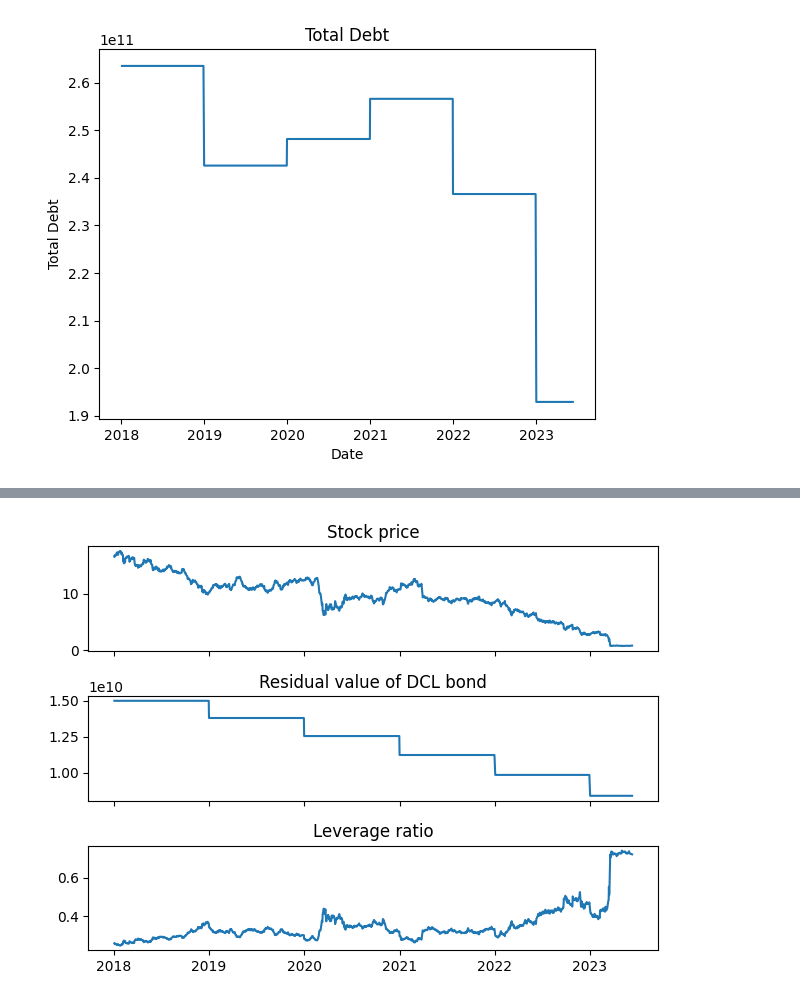
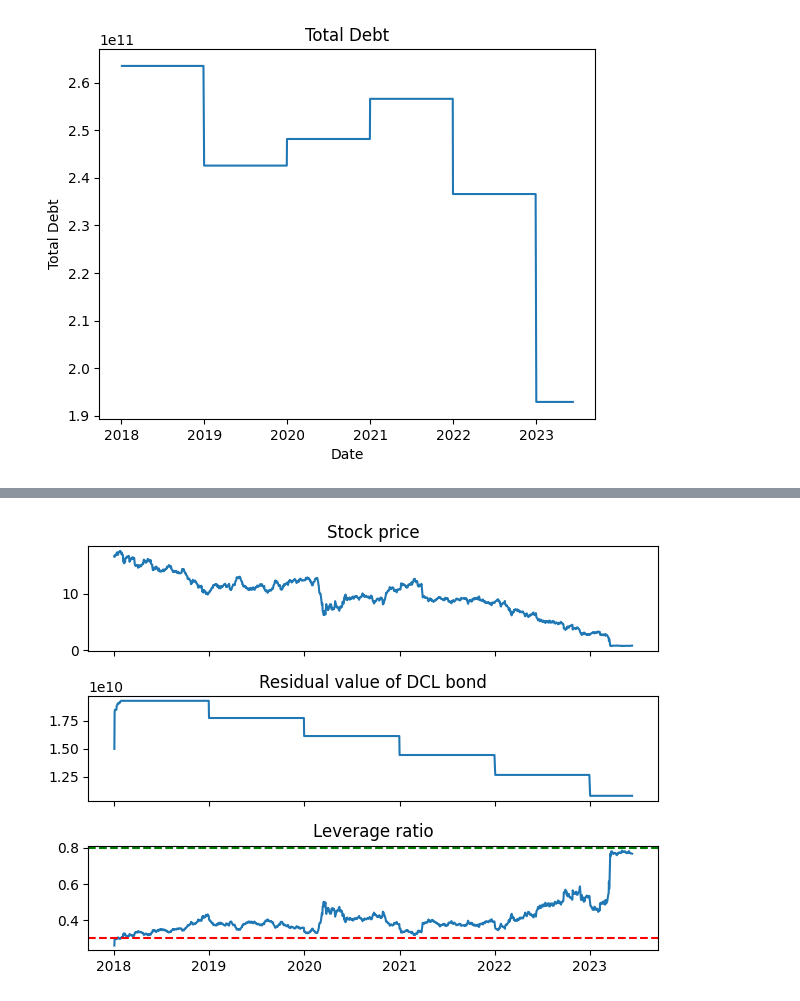
Before and after one commit to steinarb1234/DCL_coco_bond, a Jupyter notebook: main.ipynb, the cells around one changed output, grey strips where cells are left out. Cells and saved outputs as stored; diff of their text form; code cells hidden in the pictures.

Commit message:
Modified leverage derivations

```diff
--- a/main.ipynb
+++ b/main.ipynb
@@ -205,33 +188,36 @@ def simulate_DCL(stock_data, Q_init, r, T, L_min, L_c):
     # stock_data['Shares outstanding'] = stock_data['Common Shares - Outstanding - Total']
     stock_data['Shares outstanding'] = stock_data['Issue Default Shares Outstanding']
     stock_data['Q'] = Q_init
-    days_to_interest_payment = 127
+    stock_data['New debt issued'] = 0
+    stock_data['New shares issued'] = 0
 
     for day in stock_data.index[0:]:
 
+        previous_day = stock_data.index[stock_data.index.get_loc(day) - 1]
+        stock_data.loc[day, 'Q'] = stock_data.loc[previous_day, 'Q']
         stock_data.loc[day, 'RQ_k'] = calculate_residual_value_of_dcl(stock_data.loc[day, 'Q'], r, T, stock_data.loc[day, 'k'])
         stock_data.loc[day, 'Alpha'] = calculate_alpha(stock_data.loc[day, 'RQ_k'], stock_data.loc[day, 'Book value of debt'])
         stock_data.loc[day, 'Leverage ratio'] = calculate_leverage_ratio(stock_data.loc[day, 'RQ_k'], stock_data.loc[day, 'Shares outstanding'], stock_data.loc[day, 'Close'])
 
         if stock_data.loc[day, 'Leverage ratio'] < L_min:
             print(f"Day {day} - Leverage ratio is below minimum: {stock_data.loc[day, 'Leverage ratio']}")
-            stock_data.loc[day, 'Q'] = stock_data.loc[stock_data.index[0], 'Q'] * (1 + stock_data.loc[day, 'Close'] / stock_data.loc[stock_data.index[0], 'Close'])
+            # stock_data.loc[day, 'Q'] = stock_data.loc[stock_data.index[0], 'Q'] * (1 + stock_data.loc[day, 'Close'] / stock_data.loc[stock_data.index[0], 'Close'])
+            stock_data.loc[day, 'New debt issued'] = - stock_data.loc[day, 'RQ_k'] + L_min * stock_data.loc[day, 'Shares outstanding'] * stock_data.loc[day, 'Close'] / (1 - L_min)
+            print(f"Day {day} - New debt issued: {stock_data.loc[day, 'New debt issued']}")
+            stock_data.loc[day, 'Q'] = stock_data.loc[day, 'Q'] + stock_data.loc[day, 'New debt issued']
+
         elif stock_data.loc[day, 'Leverage ratio'] > L_c:
             print(f"Day {day} - Leverage ratio is above critical: {stock_data.loc[day, 'Leverage ratio']}")
-            stock_data.loc[day, 'Q'] = stock_data.loc[day, 'Q'] * (1 + stock_data.loc[day, 'Close'] / stock_data.loc[stock_data.index[0], 'Close'])
+            stock_data.loc[day, 'New shares issued'] = 0
 
     return stock_data
 
+T         = 10   # Number of years to maturity for DCL bonds
+frequency = 1    # Frequency of interest payments
+r         = 0.05 # Risk free rate TODO: change to
+L_min     = 0.30 # Minimum leverage ratio
+L_c       = 0.8  # Critical leverage ratio
+
 cs_dcl_1 = simulate_DCL(input_data, 15_000_000_000, r, T, L_min, L_c)
-
-
-
-
-# stock_data['N_m'] = T
-# stock_data['NS_k_1'] = 3_039_000_000
-# stock_data['RQ_k'] = stock_data.apply(lambda row: calculate_residual_value_of_dcl(row['Q'], r, row['N_m'], row['k']), axis=1)
-# stock_data['Alpha'] = stock_data.apply(lambda row: calculate_alpha(row['RQ_k'], row['Book value of debt']), axis=1)
-# stock_data['Leverage ratio'] = stock_data.apply(lambda row: calculate_leverage_ratio(row['RQ_k'], row['NS_k_1'], row['Close']), axis=1)
-
 cs_dcl_1
 # %% [output]
@@ -251,24 +255,29 @@ cs_dcl_1
 # %%
 # ================================================================
 #                        Plot the results
 # ================================================================
 
 def plot_results(df: pd.DataFrame) -> None:
     """
     Plot the results.
     """
 
-    # plot the closing price, the book value of debt in subplots
     fig, ax = plt.subplots(3, 1, sharex=True)
     ax[0].plot(df.index, df['Close'], label='Close')
     ax[0].set_title('Stock price')
+    # TODO: Add shares outstanding plot
     ax[1].plot(df.index, df['RQ_k'], label='RQ_k')
     ax[1].set_title('Residual value of DCL bond')
+    # TODO: Add alpha plot
+    # TODO: Add new debt issued plot
     ax[2].plot(df.index, df['Leverage ratio'], label='Leverage ratio')
     ax[2].set_title('Leverage ratio')
+    ax[2].axhline(y=L_min, color='r', linestyle='--', label='L_min')
+    ax[2].axhline(y=L_c, color='g', linestyle='--', label='L_c')
     plt.tight_layout()
+    plt.savefig("images/results.png")
     plt.show()
 
 plot_results(cs_dcl_1)
 # %% [output]
-[figure, old version]
+[figure, new version]
```
Also changed, not shown: parts of 6 cells of this notebook, 5 other files.
